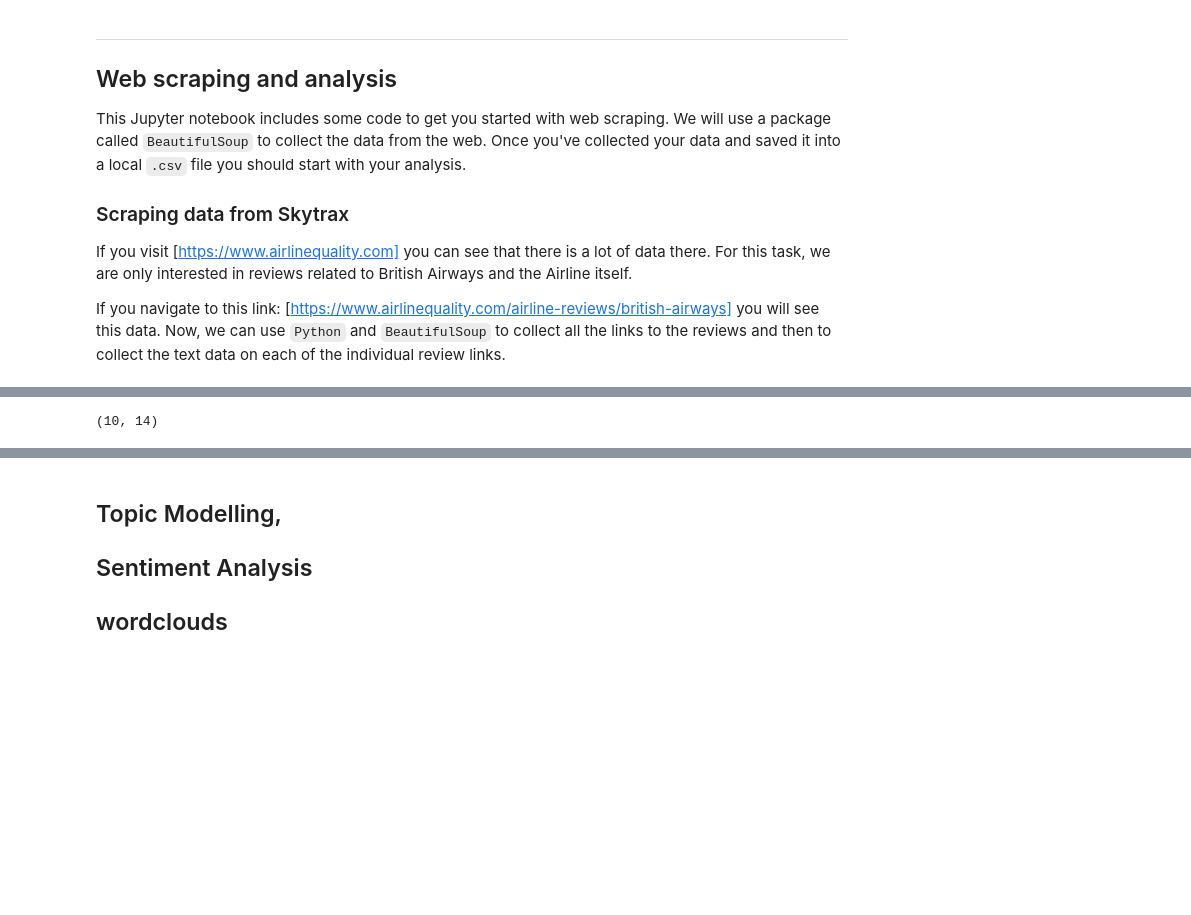
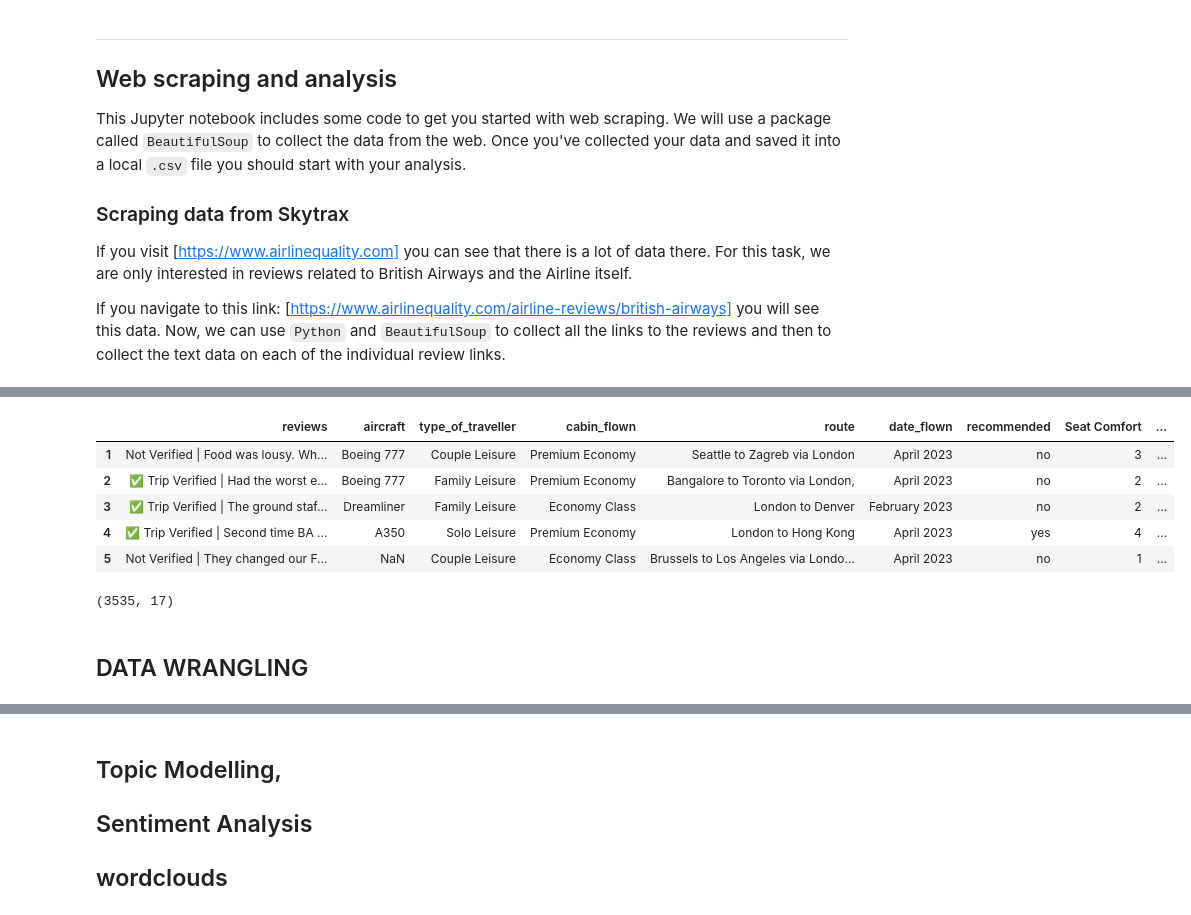
Before and after one commit to grooveyman/british_airways, a Jupyter notebook: getting_started.ipynb, the cells around one changed output, grey strips where cells are left out. Cells and saved outputs as stored; diff of their text form; code cells hidden in the pictures; blank space fills up the shorter version.

```diff
--- a/getting_started.ipynb
+++ b/getting_started.ipynb
@@ -20,7 +23,7 @@ import numpy as np
 # %%
 base_url = "https://www.airlinequality.com/airline-reviews/british-airways"
-pages = 177
-page_size = 10
+pages = 37
+page_size = 100
 
 reviews = []
 
@@ -67,14 +70,17 @@ for i in range(1, pages + 1):
         stars_index = 0
 
         for k in range(0,count*5,1):
-            stars = table[0].find_all("span")[k].attrs['class']
-            if(len(stars) == 2):
-                stars_count+=1
-            if((k+1)%5 == 0):
-                #assign stars count
-                new_dict[stars_label_names[stars_index]] = stars_count
-                stars_index+=1
-                stars_count = 0
+            if(table[0].find_all("span")[k].get_text() == 'N/A'):
+                continue
+            else:
+                stars = table[0].find_all("span")[k].attrs['class']
+                if(len(stars) == 2):
+                    stars_count+=1
+                if((k+1)%5 == 0):
+    #                 #assign stars count
+                    new_dict[stars_label_names[stars_index]] = stars_count
+                    stars_index+=1
+                    stars_count = 0
         data_dict[review_count] = new_dict
         review_count+=1
 
@@ -92,7 +106,16 @@ Scraping page 5
 # %%
 df = pd.DataFrame(data_dict)
 df = df.transpose()
 df.shape
-df.head(20)
+df.head()
 # %% [output]
-(10, 14)
+|  | reviews | aircraft | type_of_traveller | cabin_flown | route | date_flown | recommended | Seat Comfort | ... |
+| 1 | Not Verified | Food was lousy. Wh... | Boeing 777 | Couple Leisure | Premium Economy | Seattle to Zagreb via London | April 2023 | no | 3 | ... |
+| 2 | ✅ Trip Verified | Had the worst e... | Boeing 777 | Family Leisure | Premium Economy | Bangalore to Toronto via London, | April 2023 | no | 2 | ... |
+| 3 | ✅ Trip Verified | The ground staf... | Dreamliner | Family Leisure | Economy Class | London to Denver | February 2023 | no | 2 | ... |
+| 4 | ✅ Trip Verified | Second time BA ... | A350 | Solo Leisure | Premium Economy | London to Hong Kong | April 2023 | yes | 4 | ... |
+| 5 | Not Verified | They changed our F... | NaN | Couple Leisure | Economy Class | Brussels to Los Angeles via Londo... | April 2023 | no | 1 | ... |
+# %%
+df.shape
+# %% [output]
+(3535, 17)
@@ -98,0 +128,2 @@ df.head(20)
+# %% [markdown]
+## DATA WRANGLING
```
Also changed, not shown: parts of 33 cells of this notebook, 3 other files.
